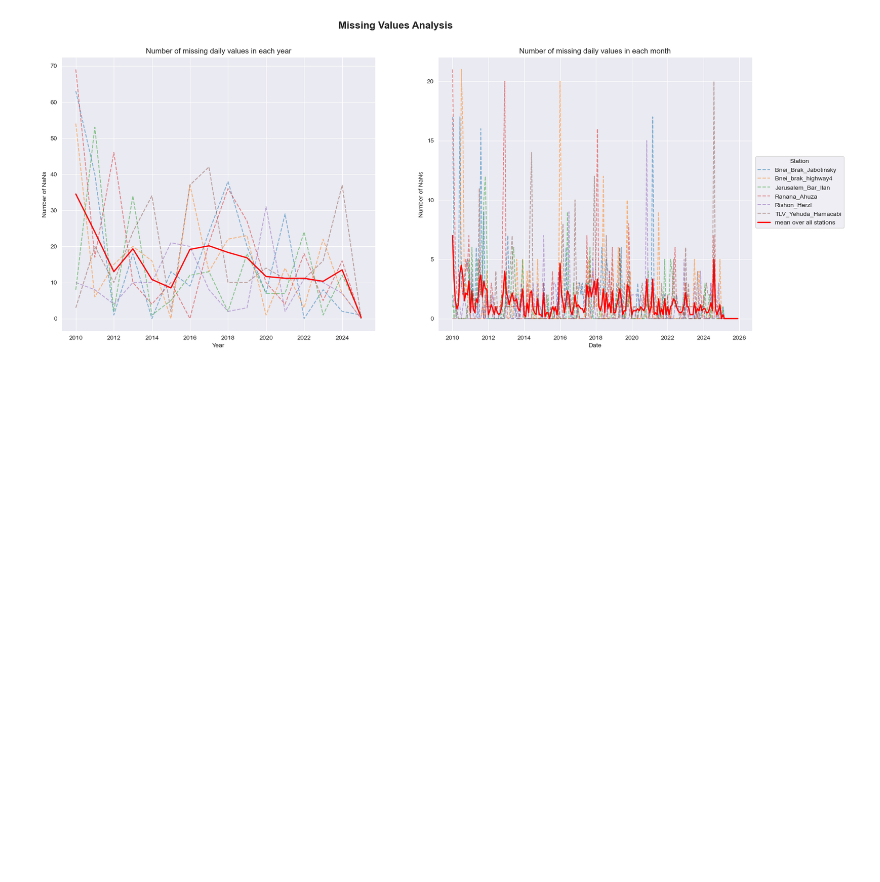
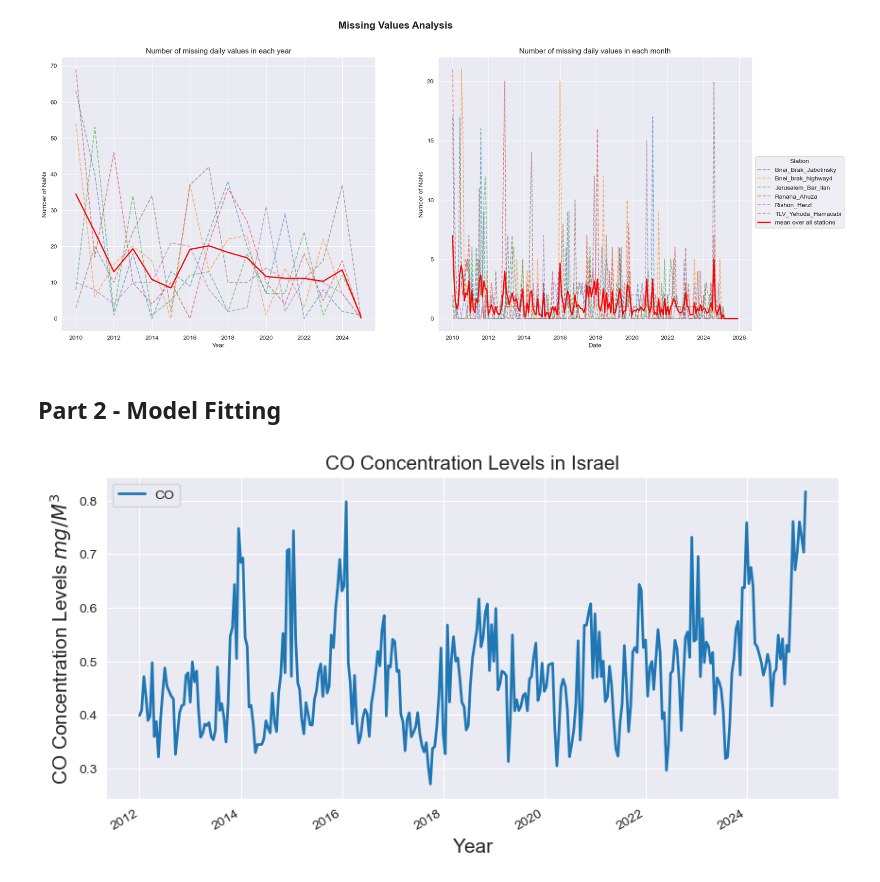
Before and after one commit to sinitsky96/Time-Series-Project, a Jupyter notebook: Final_Project.ipynb, the cells around one changed output. Saved outputs shown, nothing was run; the diff lists cells and outputs as text; code cells hidden in the pictures; blank space fills up the shorter version.

```diff
--- a/Final_Project.ipynb
+++ b/Final_Project.ipynb
@@ -96,3 +115,20 @@ fig.suptitle("Missing Values Analysis", fontsize=16, fontweight="bold")
 plt.show()
 # %% [output]
 [figure]
+# %% [markdown]
+## Part 2 - Model Fitting
+# %%
+df = pd.read_csv('data/co_half_monthly.csv', parse_dates=['date'])
+df.set_index('date', inplace=True)
+df = df[df.index >= '2012-01-01']
+# %%
+df = (df.groupby(df.index)["CO"]
+      .mean()
+      .reset_index()
+      .set_index('date'))
+df.plot(figsize=(10,5), linewidth=2, fontsize=10)
+plt.title("CO Concentration Levels in Israel",fontsize=15)
+plt.xlabel('Year', fontsize=15)
+plt.ylabel('CO Concentration Levels $mg/M^3$', fontsize=15);
+# %% [output]
+[figure, added]
```
Also changed, not shown: parts of 26 cells of this notebook.
